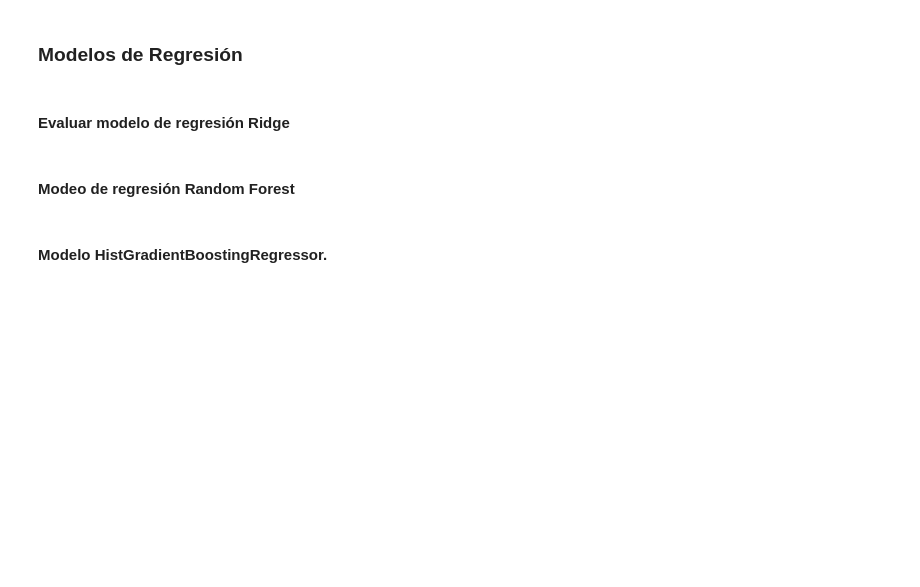
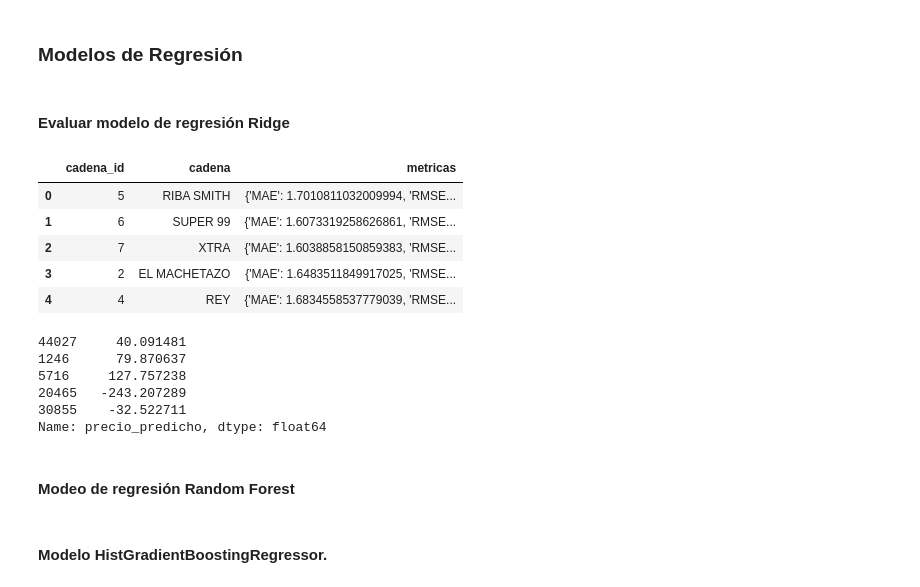
Before and after one commit to isaacmedina/acodeco_ml, a Jupyter notebook: cba-panama-ml/notebooks/models.ipynb, the cells around one changed output. Drawn from its saved outputs; the diff is of its cells as text; code cells hidden in the pictures; blank space fills up the shorter version.

Commit message:
se crea funcion para entrenar modelos por cadena

```diff
--- a/cba-panama-ml/notebooks/models.ipynb
+++ b/cba-panama-ml/notebooks/models.ipynb
@@ -60,0 +95,20 @@ metricas.append(tmp_metr)
+# %%
+
+metricas_cadena = []
+modelos_cadena = {}
+for cadena_id in df['cadena_id'].unique():
+    model, metricas = entrenar_ridge_por_cadena(df, cadena_id)
+    cadena_nombre = df[df['cadena_id'] == cadena_id]['cadena'].iloc[0]
+    metricas_cadena.append((cadena_id, cadena_nombre, metricas))
+    modelos_cadena[cadena_id] = model
+
+# Almacenar todas las métricas en un DataFrame
+df_metricas = pd.DataFrame(metricas_cadena, columns=['cadena_id', 'cadena', 'metricas'])
+df_metricas.head()
+# %% [output]
+|  | cadena_id | cadena | metricas |
+| 0 | 5 | RIBA SMITH | {'MAE': 1.7010811032009994, 'RMSE... |
+| 1 | 6 | SUPER 99 | {'MAE': 1.6073319258626861, 'RMSE... |
+| 2 | 7 | XTRA | {'MAE': 1.6038858150859383, 'RMSE... |
+| 3 | 2 | EL MACHETAZO | {'MAE': 1.6483511849917025, 'RMSE... |
+| 4 | 4 | REY | {'MAE': 1.6834558537779039, 'RMSE... |
@@ -61,3 +139,16 @@ metricas.append(tmp_metr)
+# %%
+# Ejemplo de uso: llamar a la función predecir_precio_por_cadena con datos del DataFrame original
+# Seleccionamos algunas filas de ejemplo para predecir
+datos_nuevos = df.sample(5, random_state=42)
+predicciones = predecir_precio_por_cadena(datos_nuevos, modelos_cadena)
+print(predicciones)
+# %% [output]
+44027     40.091481
+1246      79.870637
+5716     127.757238
+20465   -243.207289
+30855    -32.522711
+Name: precio_predicho, dtype: float64
 # %% [markdown]
 #### Modeo de regresión Random Forest
 # %%
```
Also changed, not shown: parts of 2 cells of this notebook.
